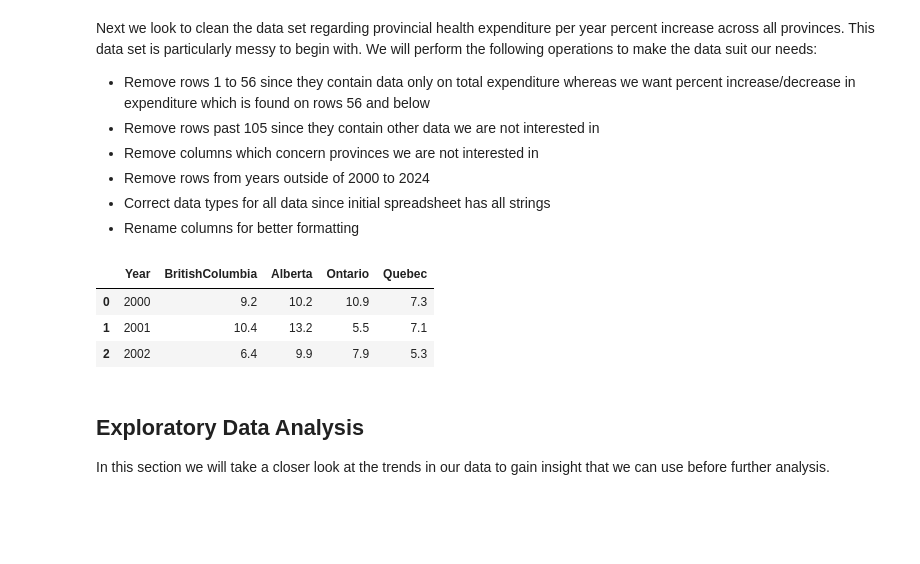
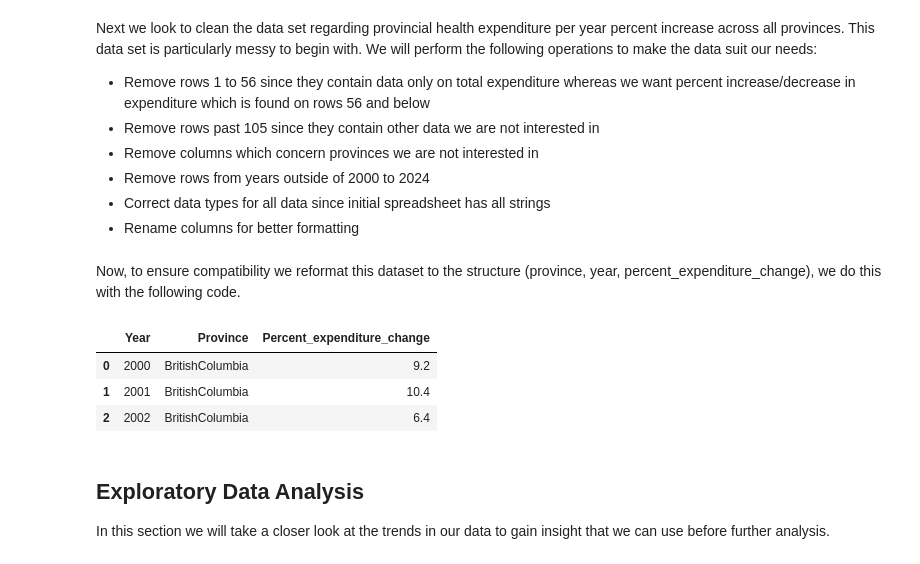
Before and after one commit to RibbitsM/368-research-proj, a Jupyter notebook: viz.ipynb, the cells around one changed output. Cells and saved outputs as stored; diff of their text form; code cells hidden in the pictures; blank space fills up the shorter version.

```diff
--- a/viz.ipynb
+++ b/viz.ipynb
@@ -125,17 +137,25 @@ prov_spending_df.rename(columns={
     "Ont.": "Ontario",
     "Que.  ": "Quebec"
 }, inplace=True)
-
-# Write to csv
-prov_spending_df.to_csv('Data/Clean/nhex_prov_terr_data.csv', index=False)
-
-# Display some of cleaned data
-prov_spending_df.head(3)
-# %% [output]
-|  | Year | BritishColumbia | Alberta | Ontario | Quebec |
-| 0 | 2000 | 9.2 | 10.2 | 10.9 | 7.3 |
-| 1 | 2001 | 10.4 | 13.2 | 5.5 | 7.1 |
-| 2 | 2002 | 6.4 | 9.9 | 7.9 | 5.3 |
+# %% [markdown]
+Now, to ensure compatibility we reformat this dataset to the structure (province, year, percent_expenditure_change), we do this with the following code.
+# %%
+# Pivot
+df_long_spending = pd.melt(prov_spending_df,
+                  id_vars=['Year'],
+                  var_name='Province',
+                  value_name='Percent_expenditure_change')
+
+# Write to csv
+df_long_spending.to_csv('Data/Clean/nhex_prov_terr_data.csv', index=False)
+
+# Display the cleaned and formatted data
+df_long_spending.head(3)
+# %% [output]
+|  | Year | Province | Percent_expenditure_change |
+| 0 | 2000 | BritishColumbia | 9.2 |
+| 1 | 2001 | BritishColumbia | 10.4 |
+| 2 | 2002 | BritishColumbia | 6.4 |
 # %% [markdown]
 ## Exploratory Data Analysis
 
```
Also changed, not shown: parts of 11 cells of this notebook, 2 other files.
